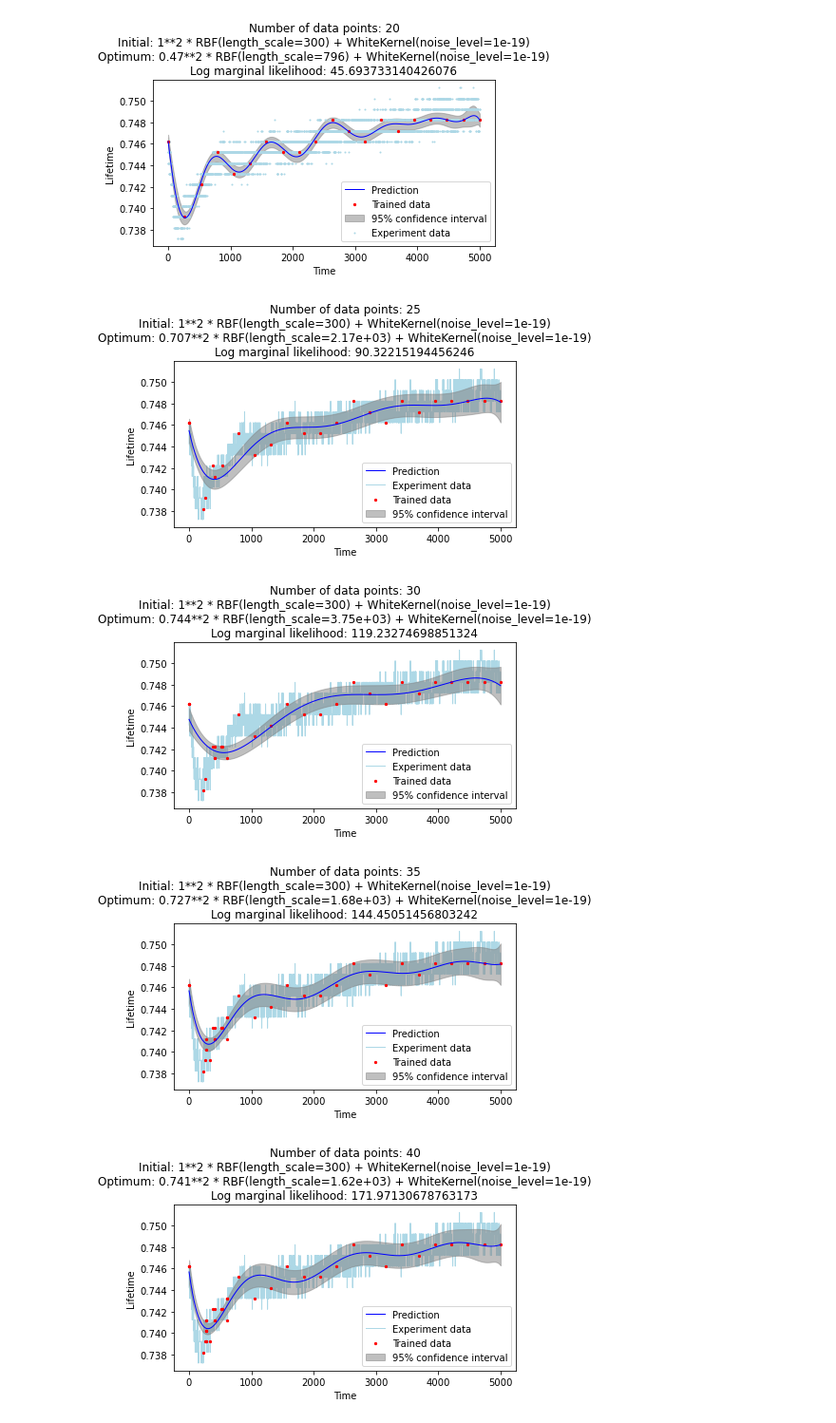
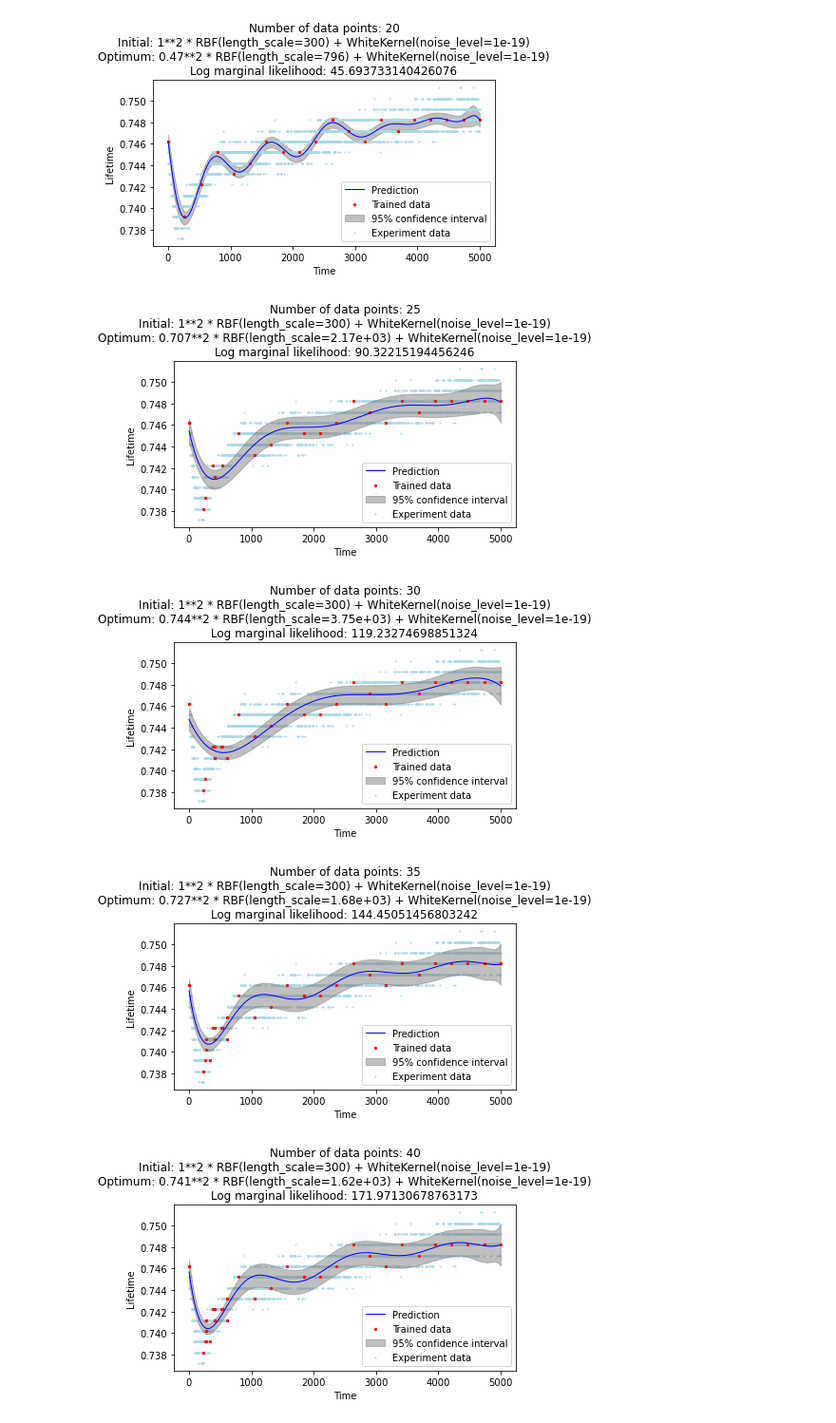
Before and after one commit to michelleliu1027/Bayesian_PV, a Jupyter notebook: 3_1D.ipynb, the cells around one changed output. Shown at 95% size. Saved outputs shown, nothing was run; the diff lists cells and outputs as text; code cells hidden in the pictures.

Commit message:
update: plot styles

```diff
--- a/3_1D.ipynb
+++ b/3_1D.ipynb
@@ -153,38 +153,38 @@ for i in range(NUM_OF_EXTRA_DATA):
         plt.scatter(X[:, 0], Y, c='r', s=5, zorder=3,label='Trained data')
         plt.fill_between(X_, y_mean - 1.9600 * sigma,y_mean + 1.9600 * sigma,
                             alpha=0.5,color='grey',zorder=2, label='95% confidence interval')
-        plt.plot(X_,y_normal,c='lightblue',lw=1,zorder=1, label='Experiment data')
+        plt.scatter(X_,y_normal,c='lightblue',s=1,zorder=1, label='Experiment data')
         # plt.scatter(np.argmax(y_distance),y_mean[np.argmax(y_distance)],c='green',
         #             s=10,zorder=6,label = 'Next point')
         plt.tick_params(axis='y')
         plt.tick_params(axis='x')
         plt.ylabel('Lifetime')
         plt.xlabel('Time')
         plt.title("Number of data points: %s\nInitial: %s\nOptimum: %s\nLog marginal likelihood: %s" %
             (X.size,kernel, gp.kernel_,gp.log_marginal_likelihood(gp.kernel_.theta)))
         plt.legend()
         plt.tight_layout()
         plt.show()
 
 plt.figure(facecolor='white')
 plt.plot(X_, y_mean, c='blue', lw=1, zorder=4, label='Prediction')
 plt.scatter(X[:, 0], Y, c='r', s=5, zorder=3,label='Trained data')
 plt.fill_between(X_, y_mean - 1.9600 * sigma,y_mean + 1.9600 * sigma,
                     alpha=0.5,color='grey',zorder=2, label='95% confidence interval')
-plt.plot(X_,y_normal,c='lightblue',lw=1,zorder=1, label='Experiment data')
+plt.scatter(X_,y_normal,c='lightblue',s=1,zorder=1, label='Experiment data')
 # plt.scatter(np.argmax(y_distance),y_mean[np.argmax(y_distance)],c='green',
 #             s=10,zorder=6,label = 'Next point')
 plt.tick_params(axis='y')
 plt.tick_params(axis='x')
 plt.ylabel('Lifetime')
 plt.xlabel('Time')
 plt.title("Number of data points: %s\nInitial: %s\nOptimum: %s\nLog marginal likelihood: %s" %
             (X.size,kernel, gp.kernel_,gp.log_marginal_likelihood(gp.kernel_.theta)))
 plt.legend()
 plt.tight_layout()
 plt.show()
 # %% [output]
-[figure, old version]
+[figure, new version]
-[figure, old version]
+[figure, new version]
-[figure, old version]
+[figure, new version]
-[figure, old version]
+[figure, new version]
```
Also changed, not shown: parts of 1 cell of this notebook, 1 other file.
